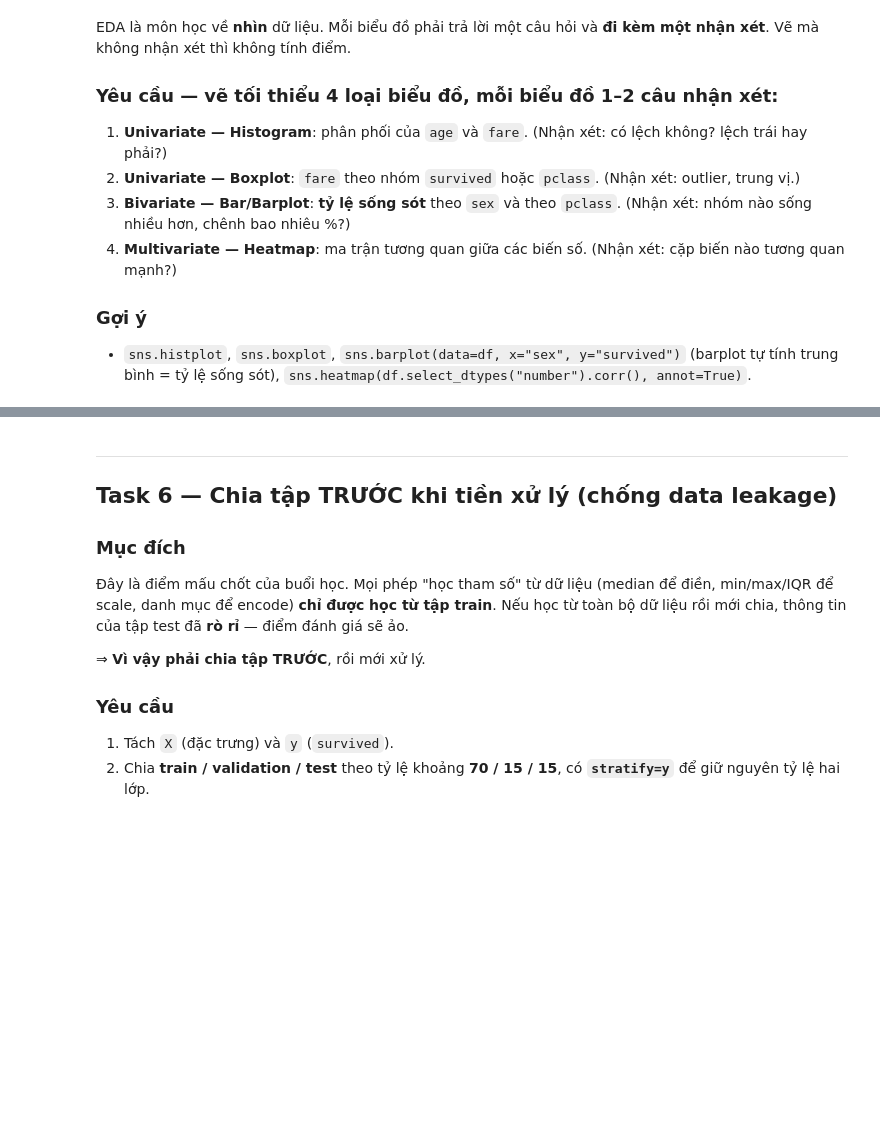
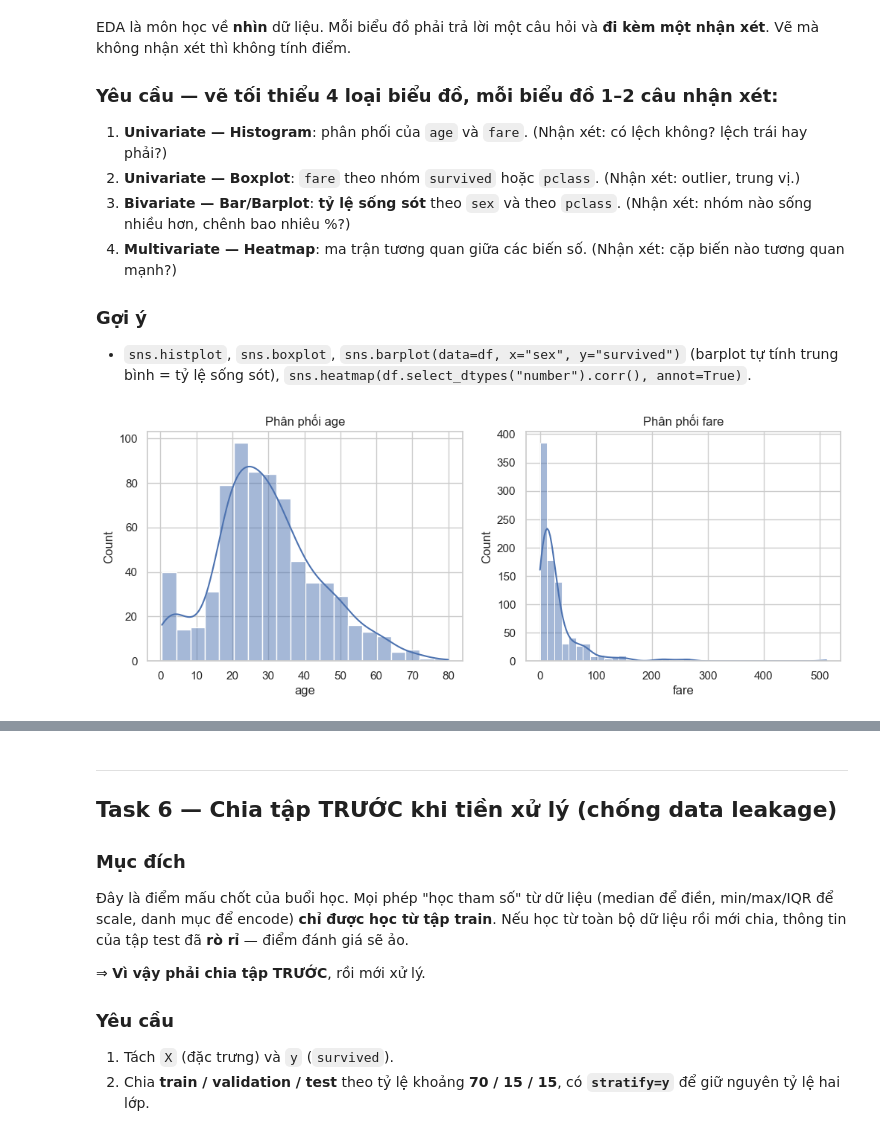
Before and after one commit to TrungQuanHCMUT/mliot-pyml-2026-hw, a Jupyter notebook: week03/baitap_buoi5_titanic.ipynb, the cells around one changed output, grey strips where cells are left out. Cells and saved outputs as stored; diff of their text form; code cells hidden in the pictures; blank space fills up the shorter version.

```diff
--- a/week03/baitap_buoi5_titanic.ipynb
+++ b/week03/baitap_buoi5_titanic.ipynb
@@ -113,9 +113,12 @@ Trên slide đã học: **data leakage** là khi thông tin không được phé
 # %%
 # TODO 1a: in tỷ lệ missing của tất cả các cột
 ...
+print("Tỷ lệ missing của từng cột: ")
+print(df.isnull().mean())
 
 # TODO 1b: bỏ các cột rò rỉ/dư thừa, gán lại vào biến df
-leaky = [...]      # điền danh sách cột cần bỏ (chỉ những cột có trong df)
+leaky = ['class', 'who', 'adult_male', 'deck', 'embark_town', 'alive', 'alone']      # điền danh sách cột cần bỏ (chỉ những cột có trong df)
 # df = df.drop(columns=...)
-
+df = df.drop(columns=leaky)
 # print("Các cột còn lại:", list(df.columns))
+print("Các cột còn lại:", list(df.columns))
@@ -213,2 +313,10 @@ EDA là môn học về **nhìn** dữ liệu. Mỗi biểu đồ phải trả l
+# %%
+# TODO 5a: Histogram age & fare
+fig, axes = plt.subplots(1, 2, figsize=(12, 4))
+sns.histplot(data=df, x='age', kde=True, ax=axes[0]).set_title('Phân phối age')
+sns.histplot(data=df, x='fare', kde=True, bins=40, ax=axes[1]).set_title('Phân phối fare')
+plt.show()
+# %% [output]
+[figure, added]
 # %%
 # TODO 5b: Boxplot fare theo survived hoặc pclass
```
Also changed, not shown: parts of 32 cells of this notebook.
